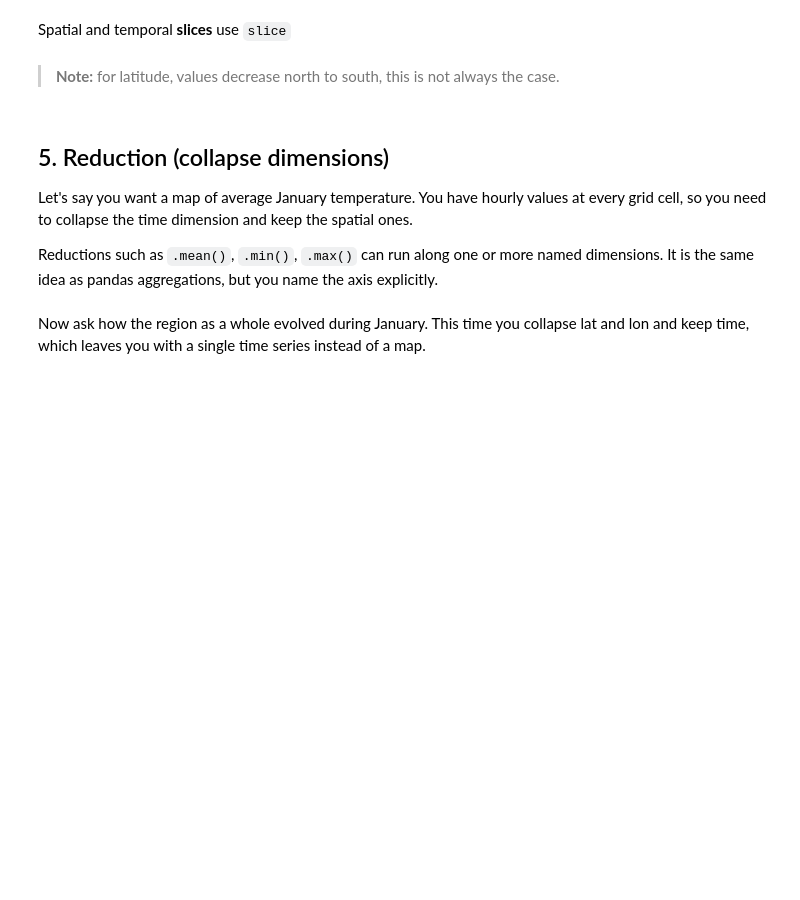
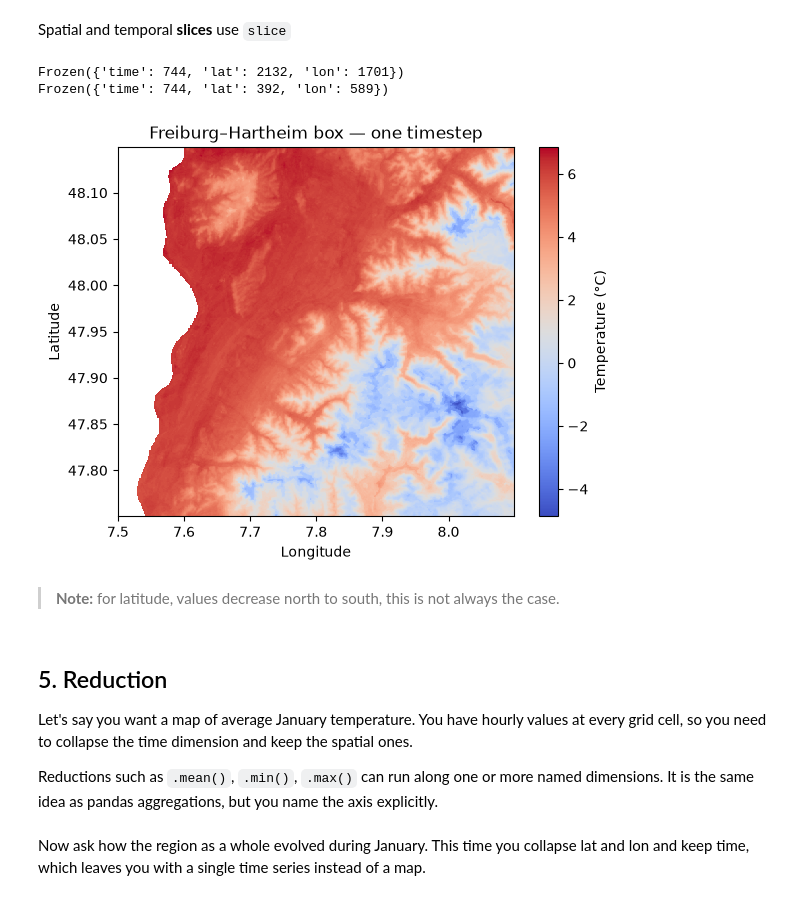
Before and after one commit to future-forests/coding-course, a Jupyter notebook: solution/05-geospatial-data.ipynb, the cells around one changed output. Drawn from its saved outputs; the diff is of its cells as text; code cells hidden in the pictures; blank space fills up the shorter version.

```diff
--- a/solution/05-geospatial-data.ipynb
+++ b/solution/05-geospatial-data.ipynb
@@ -131,25 +145,29 @@ plt.show()
 Spatial and temporal **slices** use `slice`
 # %%
 # Small box around Freiburg / Hartheim
+print(Temp.sizes)
 FreiburgBox = Temp.sel(
     lon=slice(7.5, 8.1),
     lat=slice(48.15, 47.75),  # high → low if lat decreases with index
-    time=slice("2024-01-10", "2024-01-12"),
 )
 print(FreiburgBox.sizes)
 
 BoxMap = FreiburgBox.isel(time=0)
 
 plt.pcolormesh(BoxMap.lon, BoxMap.lat, BoxMap, cmap="coolwarm", shading="auto")
 plt.colorbar(label="Temperature (°C)")
 plt.title("Freiburg–Hartheim box — one timestep")
 plt.xlabel("Longitude")
 plt.ylabel("Latitude")
 plt.show()
+# %% [output]
+Frozen({'time': 744, 'lat': 2132, 'lon': 1701})
+Frozen({'time': 744, 'lat': 392, 'lon': 589})
+[figure, added]
 # %% [markdown]
 > **Note:** for latitude, values decrease north to south, this is not always the case.
 # %% [markdown]
-## 5. Reduction (collapse dimensions)
+## 5. Reduction
 
 Let's say you want a map of average January temperature. You have hourly values at every grid cell, so you need to collapse the time dimension and keep the spatial ones.
 
```
Also changed, not shown: parts of 10 cells of this notebook, 1 other file.
